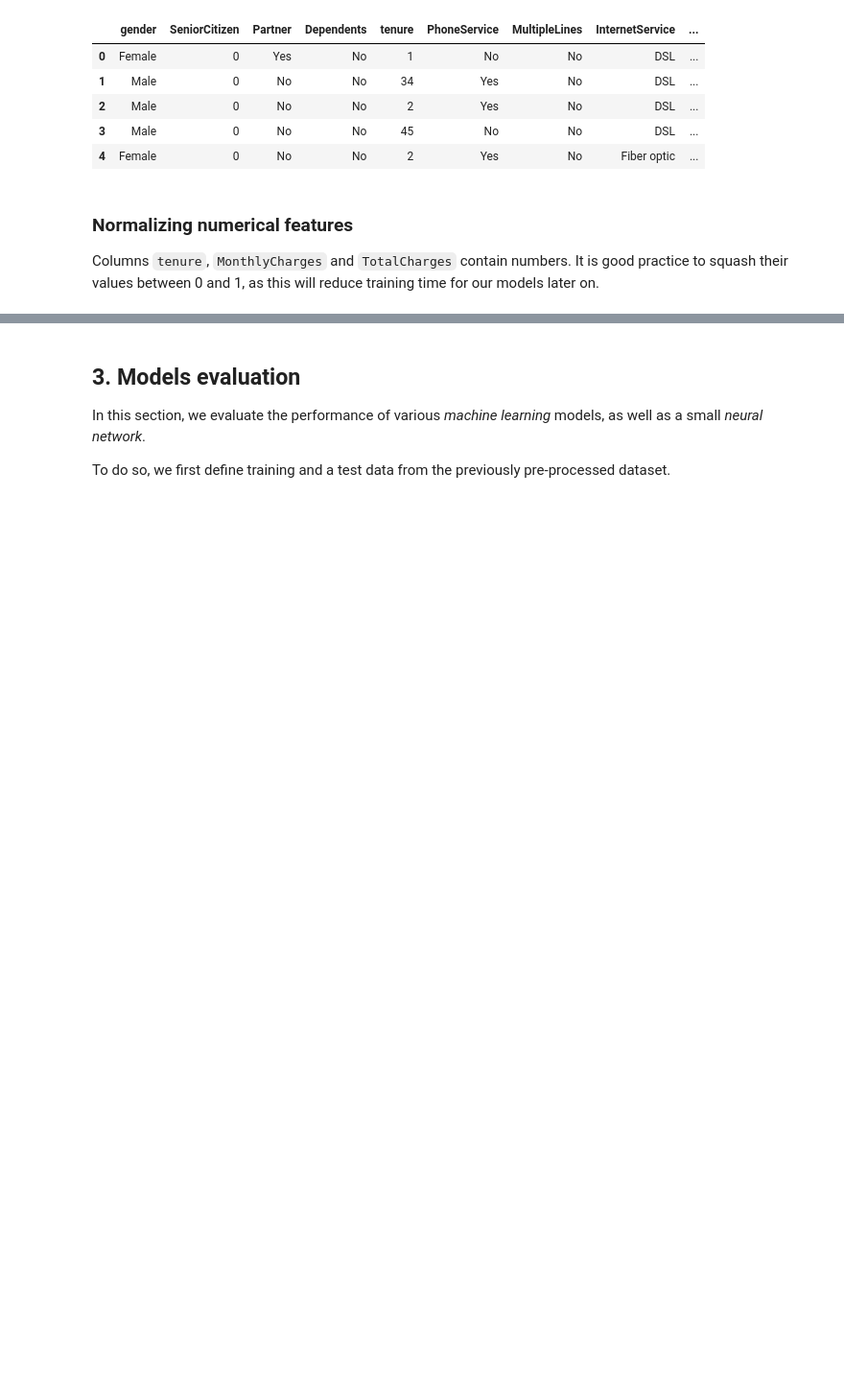
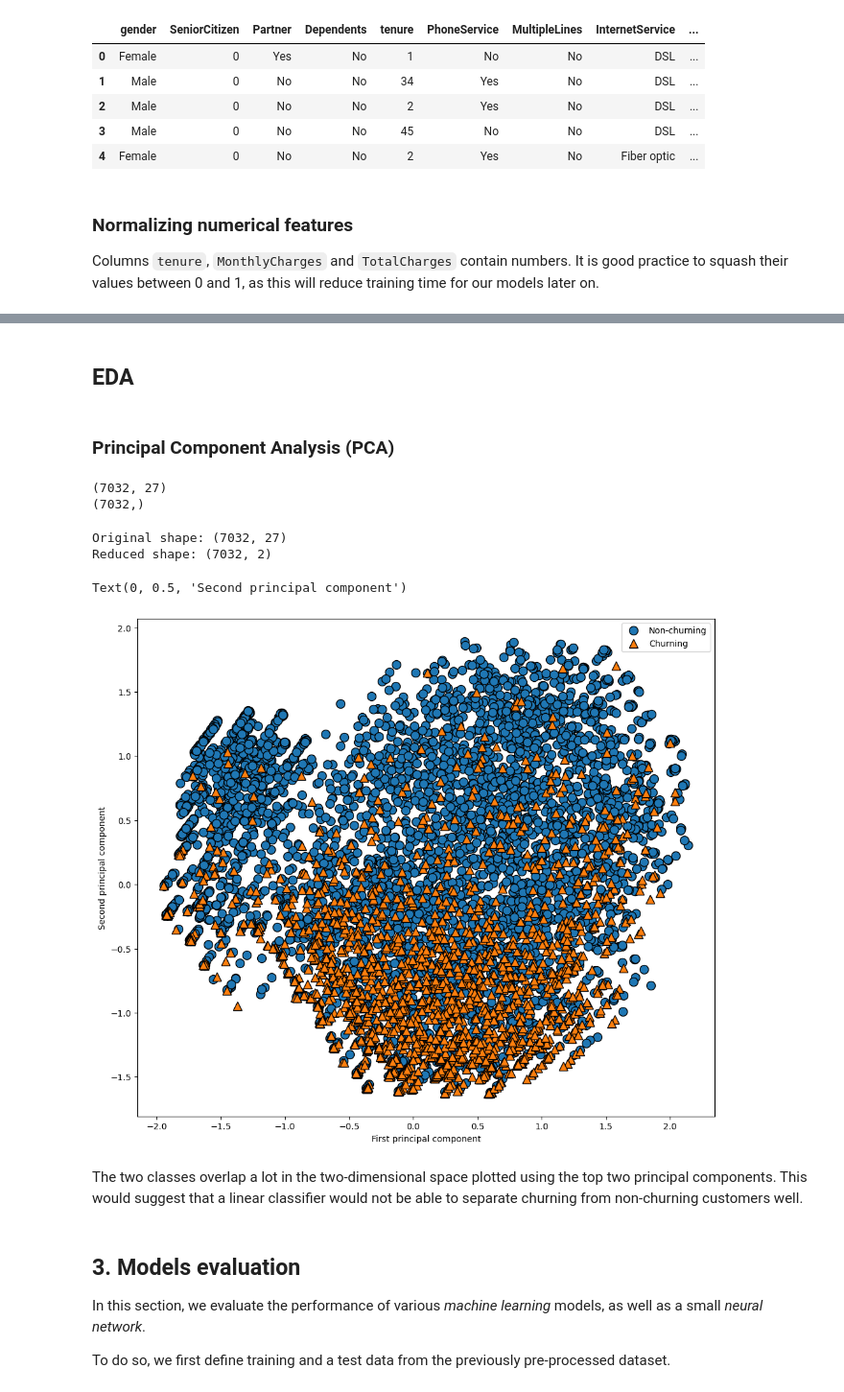
Before and after one commit to edab96/AI-and-Robotics-Project, a Jupyter notebook: Telco_Churn_Prediction.ipynb, the cells around one changed output, grey strips where cells are left out. Shown at 96% size. Drawn from its saved outputs; the diff is of its cells as text; code cells hidden in the pictures; blank space fills up the shorter version.

```diff
--- a/Telco_Churn_Prediction.ipynb
+++ b/Telco_Churn_Prediction.ipynb
@@ -298,0 +304,4 @@ See the caveats in the documentation: https://pandas.pydata.org/pandas-docs/stab
+# %% [markdown]
+## EDA
+# %% [markdown]
+### Principal Component Analysis (PCA)
@@ -299,3 +311,43 @@ See the caveats in the documentation: https://pandas.pydata.org/pandas-docs/stab
+# %%
+y = data["boolChurn"]
+X = data.drop('boolChurn',axis = 1)
+
+print(X.shape)
+print(y.shape)
+# %% [output]
+(7032, 27)
+(7032,)
+# %%
+from sklearn.decomposition import PCA
+from matplotlib import pyplot as plt
+import mglearn
+
+
+# keep the first two principal components of the data
+pca = PCA(n_components=2)
+
+# fit PCA model to breast cancer data
+pca.fit(X)
+
+# transform data onto the first two principal components
+X_pca = pca.transform(X)
+print("Original shape: {}".format(str(X.shape)))
+print("Reduced shape: {}".format(str(X_pca.shape)))
+
+plt.style.use("default")
+plt.figure(figsize=(12, 12))
+mglearn.discrete_scatter(X_pca[:, 0], X_pca[:, 1], y)
+plt.legend(["Non-churning", "Churning"], loc="best")
+plt.gca().set_aspect("equal")
+plt.xlabel("First principal component")
+plt.ylabel("Second principal component")
+# %% [output]
+Original shape: (7032, 27)
+Reduced shape: (7032, 2)
+Text(0, 0.5, 'Second principal component')
+[figure, added]
+# %% [markdown]
+The two classes overlap a lot in the two-dimensional space plotted using the top two principal components. This would suggest that a linear classifier would not be able to separate churning from non-churning customers well.
 # %% [markdown]
 ## 3. Models evaluation
 In this section, we evaluate the performance of various *machine learning* models, as well as a small *neural network*.
```
Also changed, not shown: parts of 39 cells of this notebook.
